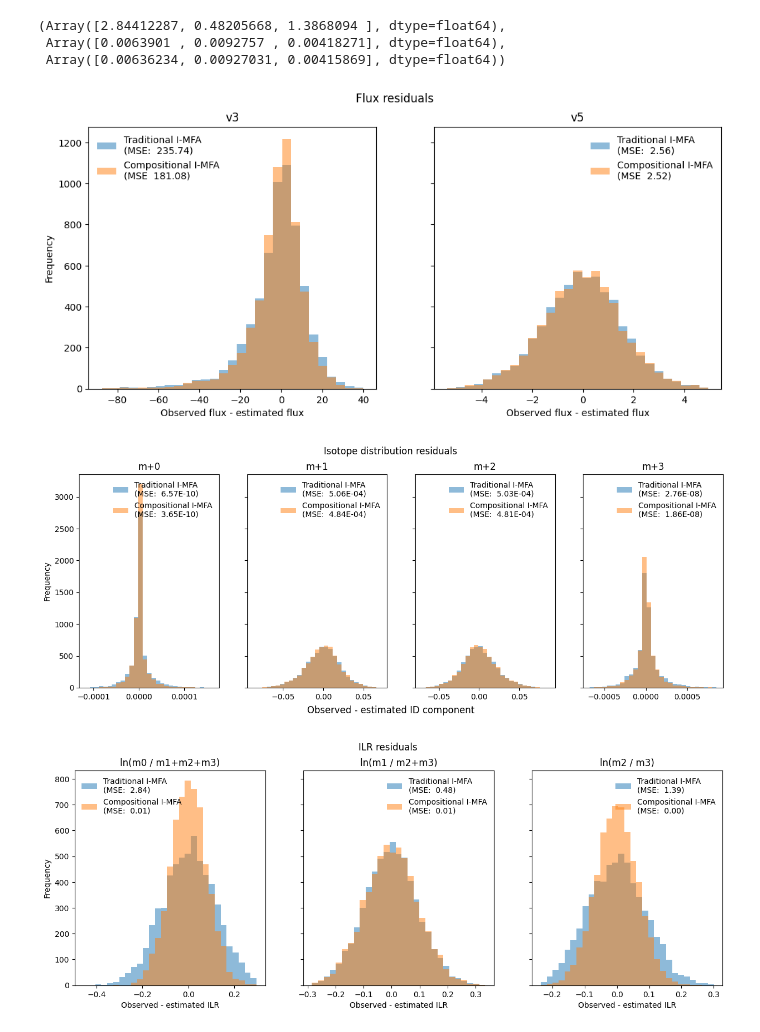
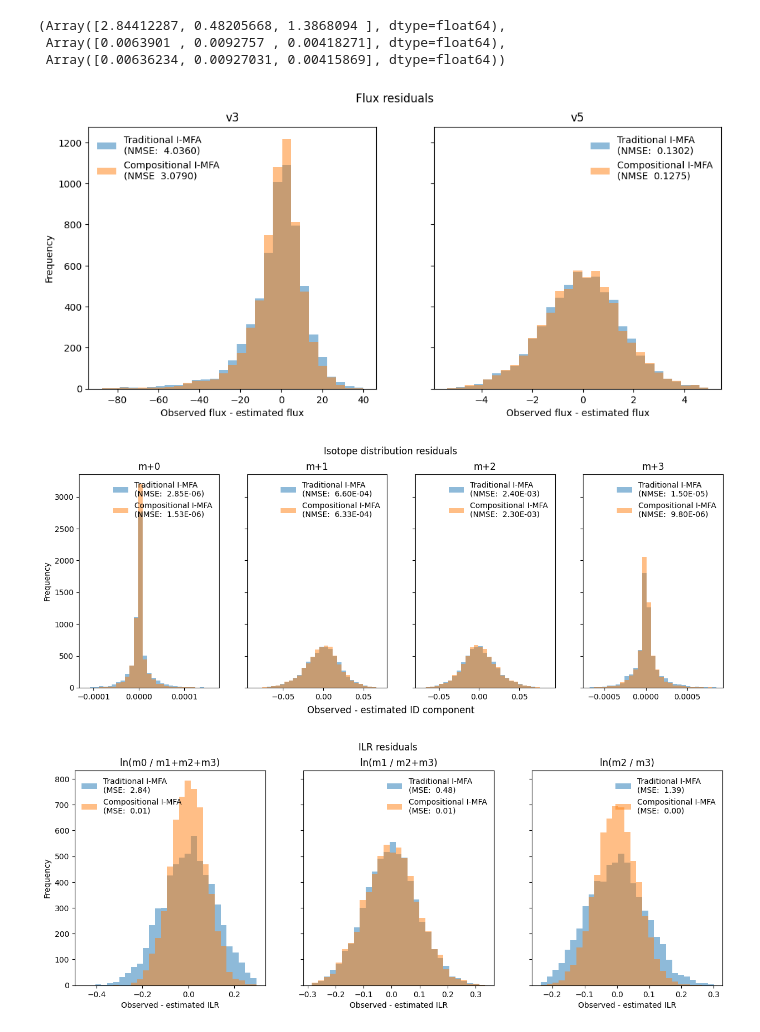
Before and after one commit to dtu-qmcm/cmfa, a Jupyter notebook: notebooks/toy_network.ipynb, the cells around one changed output. Cells and saved outputs as stored; diff of their text form; code cells hidden in the pictures.

```diff
--- a/notebooks/toy_network.ipynb
+++ b/notebooks/toy_network.ipynb
@@ -63,7 +53,7 @@ for (i, ax) in enumerate(axes):
     h_trad = ax.hist(
         simulated_id_i,
         bins=bins,
-        alpha=1,
+        alpha=0.5,
         label=f"Simulated ID",
     )
     ax.set(title=f"m+{i}")
@@ -86,0 +77,31 @@ f.savefig(PLOT_DIR / "simulated_id_toy.png", bbox_inches="tight", dpi=200)
+# %%
+f, axes = plt.subplots(1, 4, figsize=[15, 5], sharey=True, layout='constrained')
+
+for (i, ax) in enumerate(axes):
+    simulated_id_i = simulated_id[:,i].flatten()
+    xmin = np.min(simulated_id_i)
+    xmax = np.max(simulated_id_i)
+    bins = np.linspace(xmin, xmax, 30)
+    bin_width = bins[1] - bins[0]
+    h_trad = ax.hist(
+        simulated_id_i,
+        bins=bins,
+        alpha=0.5,
+        label=f"Simulated ID",
+    )
+    ax.set(title=f"m+{i}")
+    ax.axvline(true_id[i], label="True ID", color="green")
+    mu, std = scis.norm.fit(simulated_id_i)
+    x = np.linspace(xmin, xmax, 100)
+    p = scis.norm.pdf(x, mu, std)
+    scaled_p = p * len(simulated_id_i) * bin_width
+    # ax.plot(x, scaled_p, "k", label="Fitted normal distribution")
+    ax.axvline(mu, label="Simulated mean ID", color="blue", linestyle="--")
+    ax.ticklabel_format(scilimits=(-2,3))
+    # ax.legend(frameon=False)
+axes[0].set_ylabel("Frequency");
+h,l = ax.get_legend_handles_labels()
+f.supxlabel("Observed ID component")
+f.legend(labels=l, loc="outside upper right")
+f.suptitle("Isotopologue distribution");
+f.savefig(PLOT_DIR / "simulated_id_toy.png", bbox_inches="tight", dpi=200)
@@ -348,33 +390,33 @@ ilr_mse_trad, ilr_mse_clr, ilr_mse_ilr
 # %%
 f, axes = plt.subplots(1, 2, figsize=[12, 5], sharey=True)
 
 for (i, ax) in enumerate(axes):
     resid_trad_i = resid_trad[:, :, i].flatten()
     resid_comp_i = resid_ilr[:, :, i].flatten()
     xmin = np.quantile(np.concat([resid_trad_i, resid_comp_i]), 0.001)
     xmax = np.quantile(np.concat([resid_trad_i, resid_comp_i]), 0.999)
     bins = np.linspace(xmin, xmax, 30)
     h_trad = ax.hist(
         resid_trad_i,
         bins=bins,
         alpha=0.5,
-        label=f"Traditional I-MFA\n(MSE: {mse_trad[i]: .2f})"
+        label=f"Traditional I-MFA\n(NMSE: {nmse_trad[i]: .4f})"
     )
     h_ilr = ax.hist(
         resid_comp_i,
         bins=bins,
         alpha=0.5,
-        label=f"Compositional I-MFA\n(MSE {mse_ilr[i]: .2f})"
+        label=f"Compositional I-MFA\n(NMSE {nmse_ilr[i]: .4f})"
     )
     # ax.axvline(true_flux[flux_ix], color="red", label=f"True flux ({true_flux[flux_ix]})")
     ax.set(title=f"v{3+2*i}", xlabel="Observed flux - estimated flux")
     ax.legend(frameon=False)
 axes[0].set_ylabel("Frequency");
 
 f.suptitle("Flux residuals");
 f.savefig(PLOT_DIR / "flux_residuals_toy.png", bbox_inches="tight", dpi=200)
 # %% [output]
-[figure, old version]
+[figure, new version]
 # %%
 f, axes = plt.subplots(1, 4, figsize=[15, 5], sharey=True)
 
@@ -388,13 +430,13 @@ for (i, ax) in enumerate(axes):
         resid_trad_i,
         bins=bins,
         alpha=0.5,
-        label=f"Traditional I-MFA\n(MSE: {id_mse_trad[i]: .2E})"
+        label=f"Traditional I-MFA\n(NMSE: {id_nmse_trad[i]: .2E})"
     )
     h_ilr = ax.hist(
         resid_comp_i,
         bins=bins,
         alpha=0.5,
-        label=f"Compositional I-MFA\n(MSE: {id_mse_ilr[i]: .2E})"
+        label=f"Compositional I-MFA\n(NMSE: {id_nmse_ilr[i]: .2E})"
     )
     # ax.axvline(true_flux[flux_ix], color="red", label=f"True flux ({true_flux[flux_ix]})")
     ax.set(title=f"m+{i}")
@@ -405,7 +447,7 @@ f.supxlabel("Observed - estimated ID component")
 f.suptitle("Isotope distribution residuals");
 f.savefig(PLOT_DIR / "ID_residuals_toy.png", bbox_inches="tight", dpi=200)
 # %% [output]
-[figure, old version]
+[figure, new version]
 # %%
 ratio_lhs = (f"m{i}" for i in range(3))
 ratio_rhs = ("+".join([f"m{j}" for j in range(i+1, 4)]) for i in range(3))
```
Also changed, not shown: parts of 11 cells of this notebook, 4 other files.
